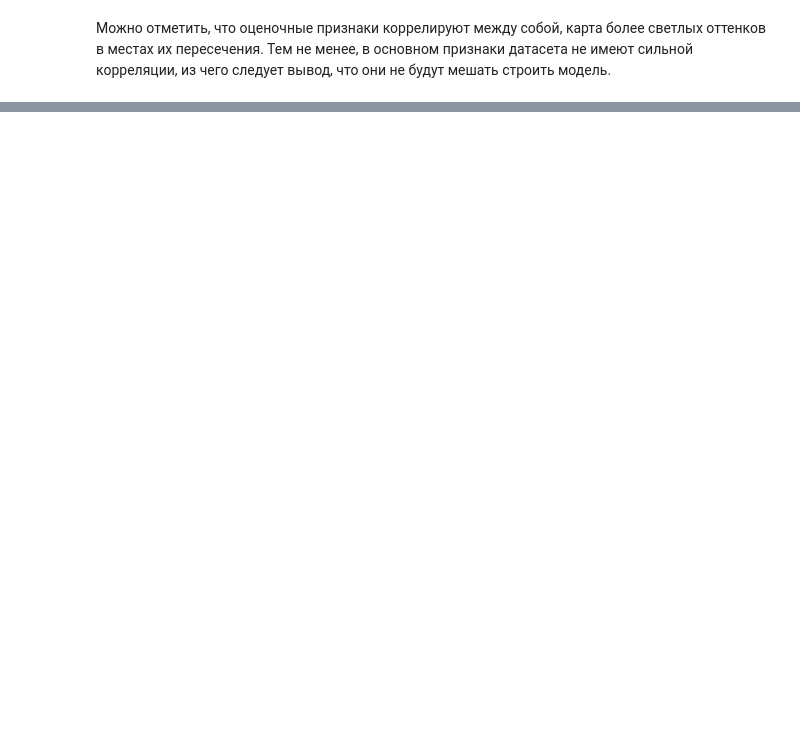
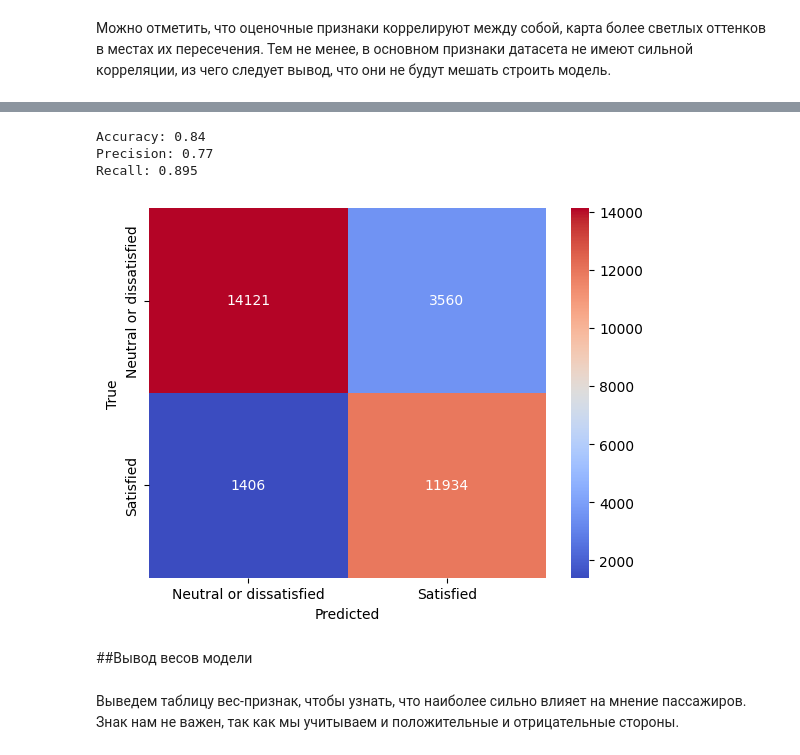
Before and after one commit to Koftarik/ML_service, a Jupyter notebook: Airline_clients.ipynb, the cells around one changed output, grey strips where cells are left out. Drawn from its saved outputs; the diff is of its cells as text; code cells hidden in the pictures; blank space fills up the shorter version.

```diff
--- a/Airline_clients.ipynb
+++ b/Airline_clients.ipynb
@@ -425,0 +587,26 @@ sns.heatmap(corr)
+# %%
+# повышаем полноту
+recall_preds = probs[:,1] > 0.3
+
+print(f'\nAccuracy: {round(accuracy_score(y_test, recall_preds), 3)}')
+print(f'Precision: {round(precision_score(y_test, recall_preds), 3)}')
+print(f'Recall: {round(recall_score(y_test, recall_preds), 3)}')
+
+ax = sns.heatmap(confusion_matrix(y_test, recall_preds), annot=True, fmt='d', cmap='coolwarm')
+
+ax.set_xlabel('Predicted')
+ax.xaxis.set_ticklabels(['Neutral or dissatisfied', 'Satisfied'])
+
+ax.set_ylabel('True')
+ax.yaxis.set_ticklabels(['Neutral or dissatisfied', 'Satisfied'])
+
+plt.show()
+# %% [output]
+Accuracy: 0.84
+Precision: 0.77
+Recall: 0.895
+[figure, added]
+# %% [markdown]
+##Вывод весов модели
+# %% [markdown]
+Выведем таблицу вес-признак, чтобы узнать, что наиболее сильно влияет на мнение пассажиров. Знак нам не важен, так как мы учитываем и положительные и отрицательные стороны.
```
Also changed, not shown: parts of 29 cells of this notebook.
